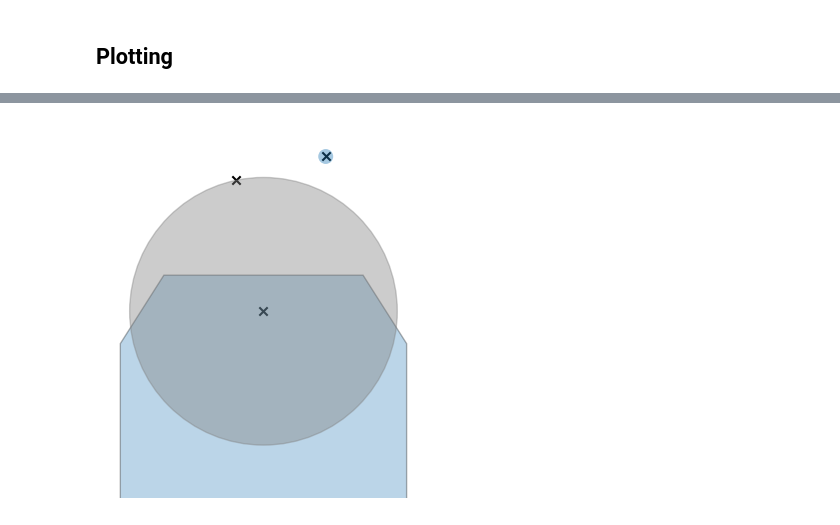
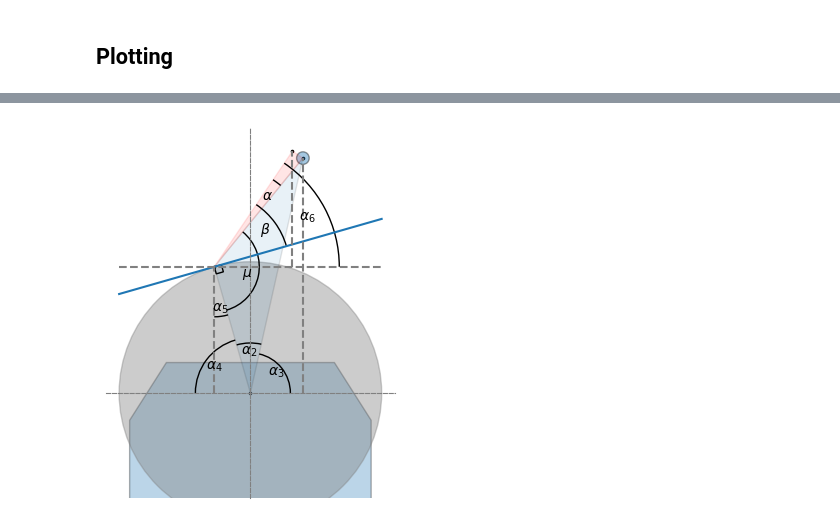
Before and after one commit to KnutUH/openangletool, a Jupyter notebook: notebooks/angle.ipynb, the cells around one changed output, grey strips where cells are left out. Saved outputs shown, nothing was run; the diff lists cells and outputs as text; code cells hidden in the pictures.

Commit message:
added more plotting calculations

```diff
--- a/notebooks/angle.ipynb
+++ b/notebooks/angle.ipynb
@@ -6,5 +7,5 @@ import matplotlib.patches as mpatches
 # %%
 # Sharpening input
-d_w = 215
-l_p = 80
-beta = math.radians(12)
+d_w = 250 # diameter of the grinding or honing wheel
+l_p = 139 #
+beta = math.radians(40)
@@ -41,24 +46,34 @@ alpha_2 = math.acos((r**2 - ts**2 + os**2)/(2*r*os))
 alpha_3 = math.acos(o_s/os)
 alpha_4 = math.pi - alpha_3 - alpha_2
 alpha_5 = math.pi/2 - alpha_4
-tx = r * math.cos(alpha_5)
+alpha_6 = beta + alpha_5
+tx = r * math.cos(alpha_5) #
 xo = r * math.sin(alpha_5)
+jx = tx + tj * math.sin(alpha_6)
+jo = tj * math.cos(alpha_6) - xo
 # %%
 axel_center = (0, 0)
 support_center = (o_s, h_c + h_n - d_s/2)
 tipp = (-xo, tx)
+jig_ref = (jo, jx)
+
+tangent_1 = (-r, tx - (r - xo) * math.tan(alpha_5))
+tangent_2 = (r, tx + (xo + r) * math.tan(alpha_5))
 # %%
 # for plotting
 T8_width = 230  # actually 250, but this looks better
 T8_height = 230
 T8_height_to_curve = 175
 T8_width_between_curves = 160
+# %%
+def triangle_path(vertices):
+    return mpath.Path([*vertices, vertices[0]], closed=True)
 # %%
-points = [axel_center, support_center, tipp]
+points = [axel_center, support_center, tipp, jig_ref]
 
 fig, ax = plt.subplots()
 
-plt.scatter(*zip(*points), marker="x", c='black')
+plt.scatter(*zip(*points), s=10, marker=".", c='black')
 ax.set_aspect('equal')
 
 T8_base = h_c - T8_height
@@ -79,12 +94,65 @@ T8_path = mpath.Path(verts, codes)
 T8 = mpatches.PathPatch(T8_path, alpha=0.3)
 ax.add_patch(T8)
 
-support = mpatches.Circle(support_center, radius=d_s/2, alpha=0.4)
+support = mpatches.Circle(support_center, radius=d_s/2, alpha=0.4, ec='black')
 ax.add_patch(support)
 
 stone = mpatches.Circle(axel_center, radius=d_w/2, alpha=0.4, color='grey')
 ax.add_patch(stone)
 
-ax.axis('off')
-ax.set_ylim(bottom=-150)
+ax.add_patch(mpatches.PathPatch(triangle_path([axel_center, support_center, tipp]), alpha=0.1))
+ax.add_patch(mpatches.PathPatch(triangle_path([tipp, support_center, jig_ref]), color='red', alpha=0.1))
+
+plt.plot(*zip(tangent_1, tangent_2))
+ax.add_patch(Rectangle(tipp, 7, 7, fill=False, angle=math.degrees(-alpha_4)))
+
+AngleAnnotation(tipp, tangent_2, jig_ref, ax=ax, size=150, text=r"$\beta$")
+AngleAnnotation(tipp, support_center, jig_ref, ax=ax, size=210, text=r"$\alpha$")
+AngleAnnotation(tipp, axel_center, support_center, ax=ax, size=90, text=r"$\mu$")
+AngleAnnotation(axel_center, support_center, tipp, ax=ax, size=100, text=r"$\alpha_2$")
+AngleAnnotation(
+    axel_center,
+    (axel_center[0] + r, axel_center[1]),
+    support_center,
+    ax=ax, size=80, text=r"$\alpha_3$"
+)
+AngleAnnotation(
+    axel_center,
+    tipp,
+    (axel_center[0] - r, axel_center[1]),
+    ax=ax, size=110, text=r"$\alpha_4$"
+)
+AngleAnnotation(
+    tipp,
+    (-xo, axel_center[1]),
+    axel_center,
+    ax=ax, size=100, text=r"$\alpha_5$"
+)
+AngleAnnotation(
+    tipp,
+    (tipp[0] + r, tipp[1]),
+    jig_ref,
+    ax=ax, size=250, text=r"$\alpha_6$"
+)
+
+plt.plot([axel_center[0] - r, axel_center[1] + r], [tipp[1], tipp[1]], c='grey', linestyle='--')
+plt.plot([tipp[0], tipp[0]], [axel_center[1], axel_center[1] + tipp[1]], c='grey', linestyle='--')
+plt.plot([support_center[0], support_center[0]],
+         [axel_center[1], axel_center[1] + sx], c='grey', linestyle='--')
+plt.plot([jig_ref[0], jig_ref[0]],
+         [tipp[1], axel_center[1] + jx], c='grey', linestyle='--')
+
+
+for spine_pos in ['left', 'bottom']:
+    ax.spines[spine_pos].set_position('zero')
+    ax.spines[spine_pos].set_linestyle('--')
+    ax.spines[spine_pos].set_color('gray')
+
+ax.spines['right'].set_color('none')
+ax.spines['bottom'].set_position('zero')
+ax.spines['top'].set_color('none')
+ax.yaxis.set_ticks([])
+ax.xaxis.set_ticks([])
+
+ax.set_ylim(bottom=-100)
 # %% [output]
@@ -92 +160 @@ ax.set_ylim(bottom=-150)
-[figure, old version]
+[figure, new version]
```
Also changed, not shown: parts of 6 cells of this notebook.
